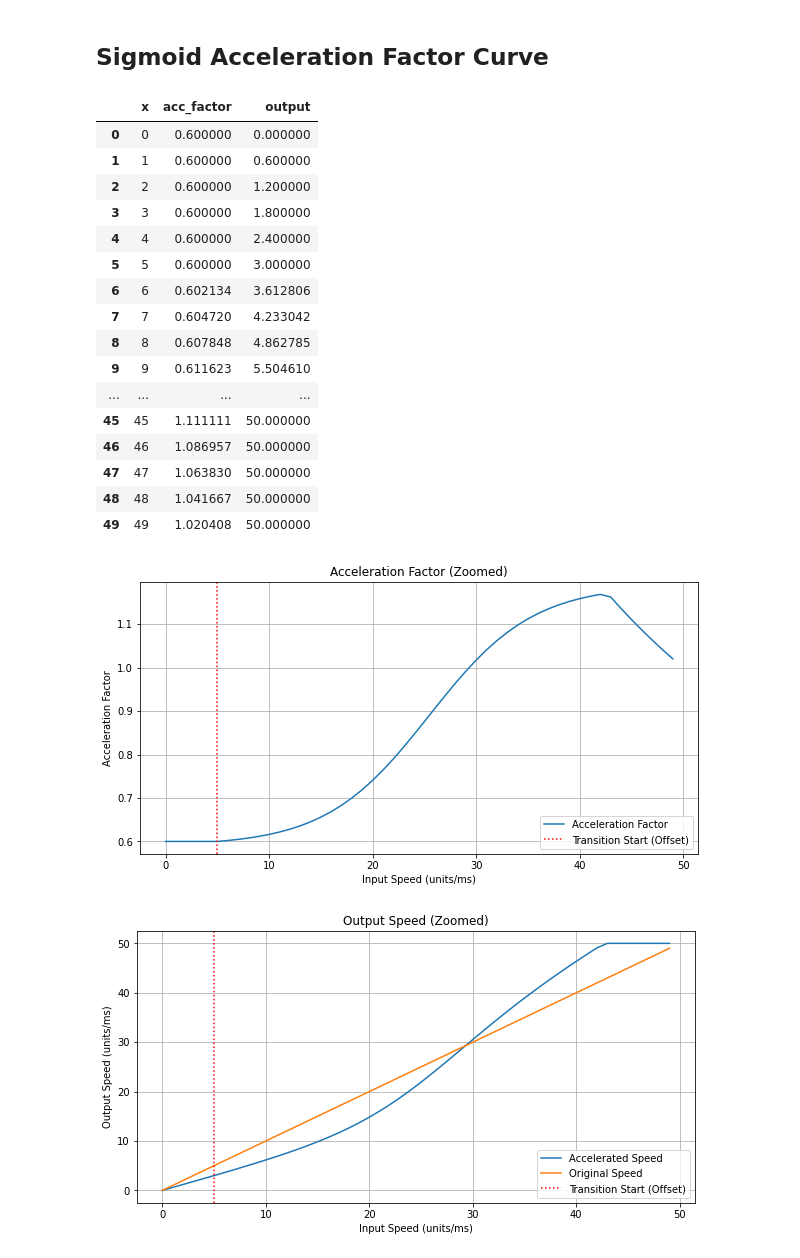
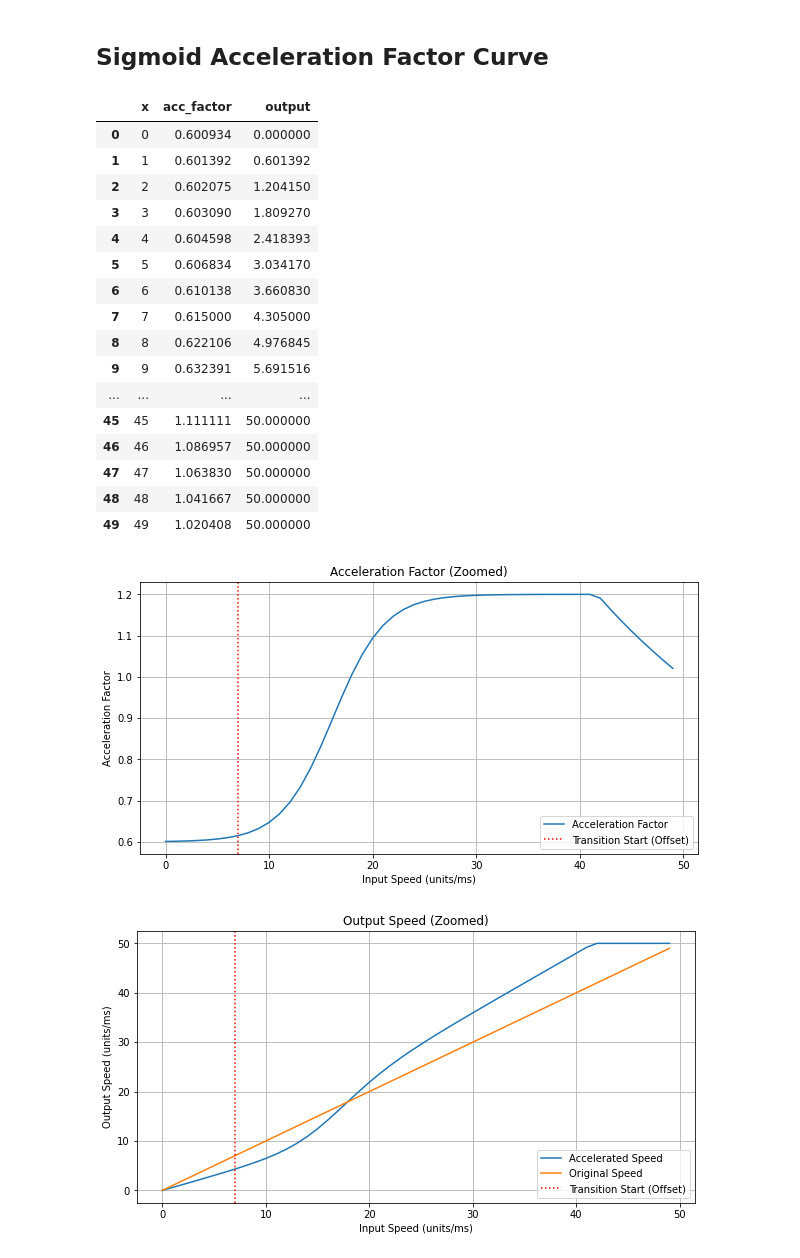
Before and after one commit to infused-kim/kb_zmk_ps2_mouse_trackpoint_driver, a Jupyter notebook: scripts/mouse_acceleration_models.ipynb, the cells around one changed output. Drawn from its saved outputs; the diff is of its cells as text; code cells hidden in the pictures.

```diff
--- a/scripts/mouse_acceleration_models.ipynb
+++ b/scripts/mouse_acceleration_models.ipynb
@@ -3,39 +3,40 @@
 # %% [markdown]
 ## Sigmoid Acceleration Factor Curve
 # %%
+
 import mouse_acceleration_models as mam
 
 zoom_max_x = 50
 
 df = mam.display_curve(
-    'sigmoid_accelaration_factor',
+    'sigmoid',
     acc_factor_base=0.6,
     acc_factor_max=1.2,
-    acc_rate=0.2,
-    max_speed=None,
-    start_offset=5,
+    acc_rate=0.4,
+    max_speed=50,
+    start_offset=7,
     zoom_max_x=zoom_max_x,
     should_round=False,
 )
 
 df.head(zoom_max_x)
 # %% [output]
 |  | x | acc_factor | output |
-| 0 | 0 | 0.600000 | 0.000000 |
-| 1 | 1 | 0.600000 | 0.600000 |
-| 2 | 2 | 0.600000 | 1.200000 |
-| 3 | 3 | 0.600000 | 1.800000 |
-| 4 | 4 | 0.600000 | 2.400000 |
-| 5 | 5 | 0.600000 | 3.000000 |
-| 6 | 6 | 0.602134 | 3.612806 |
-| 7 | 7 | 0.604720 | 4.233042 |
-| 8 | 8 | 0.607848 | 4.862785 |
-| 9 | 9 | 0.611623 | 5.504610 |
+| 0 | 0 | 0.600934 | 0.000000 |
+| 1 | 1 | 0.601392 | 0.601392 |
+| 2 | 2 | 0.602075 | 1.204150 |
+| 3 | 3 | 0.603090 | 1.809270 |
+| 4 | 4 | 0.604598 | 2.418393 |
+| 5 | 5 | 0.606834 | 3.034170 |
+| 6 | 6 | 0.610138 | 3.660830 |
+| 7 | 7 | 0.615000 | 4.305000 |
+| 8 | 8 | 0.622106 | 4.976845 |
+| 9 | 9 | 0.632391 | 5.691516 |
 | ... | ... | ... | ... |
 | 45 | 45 | 1.111111 | 50.000000 |
 | 46 | 46 | 1.086957 | 50.000000 |
 | 47 | 47 | 1.063830 | 50.000000 |
 | 48 | 48 | 1.041667 | 50.000000 |
 | 49 | 49 | 1.020408 | 50.000000 |
-[figure, old version]
+[figure, new version]
-[figure, old version]
+[figure, new version]
```
Also changed, not shown: parts of 7 cells of this notebook, 3 other files.
